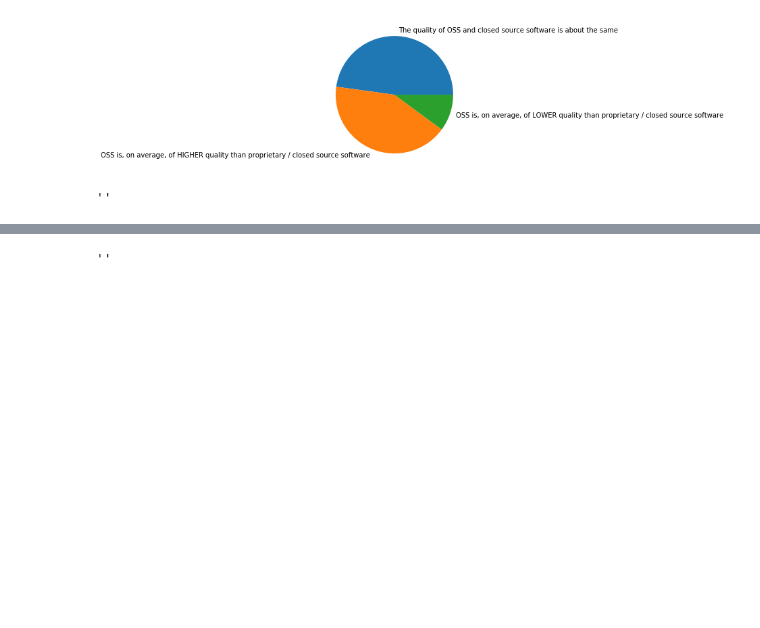
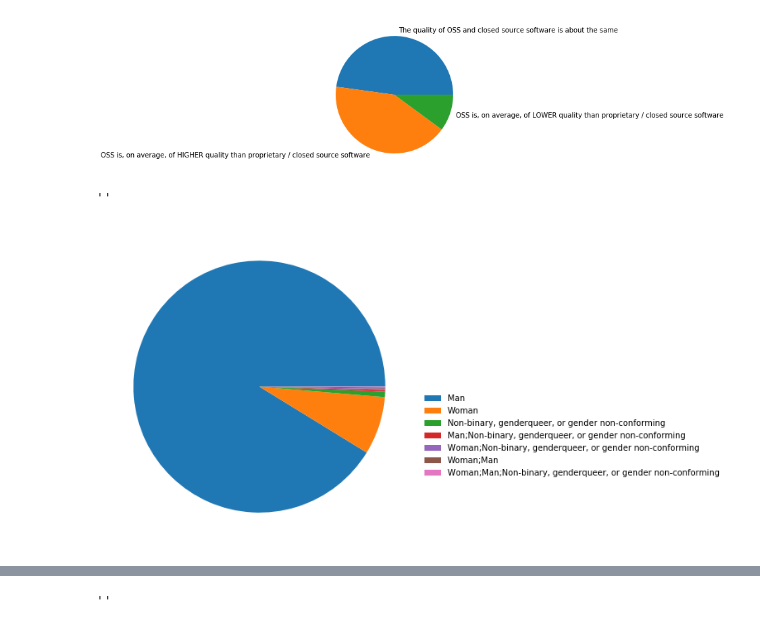
Before and after one commit to MarshEnterprises/Udacity_Project1, a Jupyter notebook: Udacity_Project1.ipynb, the cells around one changed output, grey strips where cells are left out. Saved outputs shown, nothing was run; the diff lists cells and outputs as text; code cells hidden in the pictures; blank space fills up the shorter version.

```diff
--- a/Udacity_Project1.ipynb
+++ b/Udacity_Project1.ipynb
@@ -101,7 +105,8 @@ df_background = df[['Country', 'Student', 'EdLevel', 'UndergradMajor', 'EduOther
 # %%
 fig, ax = plt.subplots(figsize=(7, 7))
-ax.pie(df['EduOther'].value_counts())
-ax.legend(labels=df['EduOther'].value_counts().index,  frameon=False, bbox_to_anchor=(1, 0.5))
+ax.pie(df['Gender'].value_counts())
+ax.legend(labels=df['Gender'].value_counts().index,  frameon=False, bbox_to_anchor=(1, 0.5))
 ;
 # %% [output]
 ''
+[figure, added]
```
Also changed, not shown: parts of 18 cells of this notebook.
